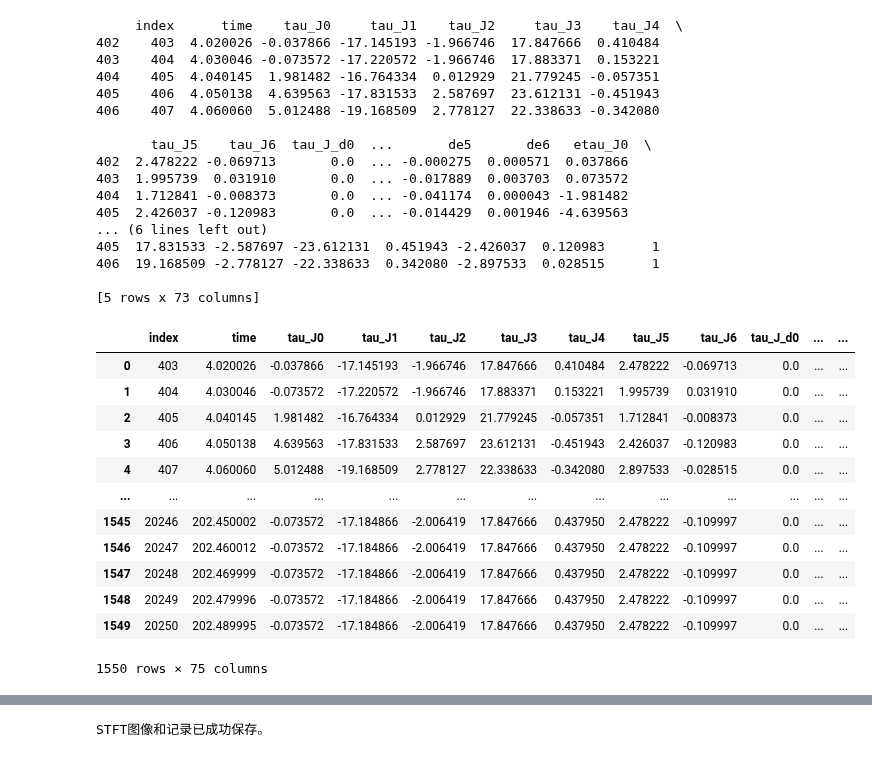
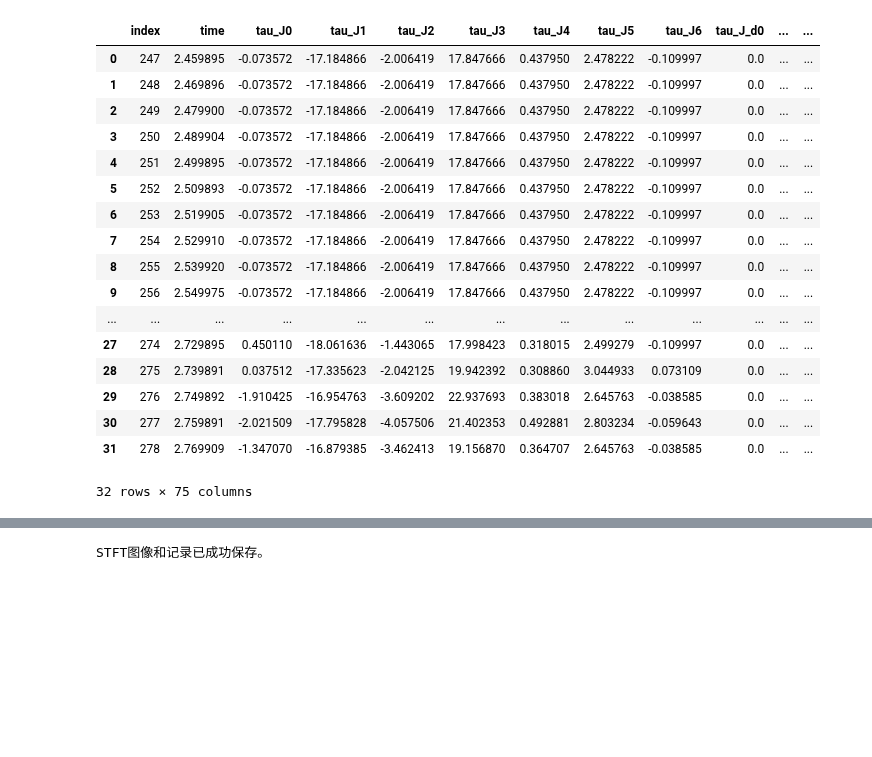
Before and after one commit to MindLabZHAW/tactileGestureDetection, a Jupyter notebook: Spectro_classify.ipynb, the cells around one changed output, grey strips where cells are left out. Saved outputs shown, nothing was run; the diff lists cells and outputs as text; code cells hidden in the pictures; blank space fills up the shorter version.

```diff
--- a/Spectro_classify.ipynb
+++ b/Spectro_classify.ipynb
@@ -9,58 +9,43 @@ from scipy.signal import stft
 labeled_data = pd.read_csv("../tactileGestureDetection-main/DATA/Labeled_data/0724-7ST-Y1/labeled_data.csv")
 
 # labeled_data.columns.tolist()
-label_0_data = labeled_data[labeled_data['label'] == 1]
-print(label_0_data.head())
+# label_0_data = labeled_data[labeled_data['label'] == 1]
+# print(label_0_data.head())
 # label_counts = labeled_data['label'].value_counts()
 # print(label_counts)
-# %% [output]
-     index      time    tau_J0     tau_J1    tau_J2     tau_J3    tau_J4  \
-402    403  4.020026 -0.037866 -17.145193 -1.966746  17.847666  0.410484
-403    404  4.030046 -0.073572 -17.220572 -1.966746  17.883371  0.153221
-404    405  4.040145  1.981482 -16.764334  0.012929  21.779245 -0.057351
-405    406  4.050138  4.639563 -17.831533  2.587697  23.612131 -0.451943
-406    407  4.060060  5.012488 -19.168509  2.778127  22.338633 -0.342080
-
-       tau_J5    tau_J6  tau_J_d0  ...       de5       de6   etau_J0  \
-402  2.478222 -0.069713       0.0  ... -0.000275  0.000571  0.037866
-403  1.995739  0.031910       0.0  ... -0.017889  0.003703  0.073572
-404  1.712841 -0.008373       0.0  ... -0.041174  0.000043 -1.981482
-405  2.426037 -0.120983       0.0  ... -0.014429  0.001946 -4.639563
-... (6 lines left out)
-405  17.831533 -2.587697 -23.612131  0.451943 -2.426037  0.120983      1
-406  19.168509 -2.778127 -22.338633  0.342080 -2.897533  0.028515      1
-
-[5 rows x 73 columns]
 # %%
 #验证 数据块分类是否正确代码
-labeled_data = pd.read_csv("../tactileGestureDetection-main/DATA/tactile_dataset.csv")
+labeled_data = pd.read_csv("/Users/shangyu/Documents/GitHub/contactInterpretation-main/tactileGestureDetection-main/DATA/tactile_dataset.csv")
 # labeled_data
 # labeled_data.columns.tolist()
 # # label_0_data = labeled_data[labeled_data['label'] == 1]
 # # print(label_0_data.head())
 
-# # 只筛选出 touch_type 为 'ST' 的数据
-st_data = labeled_data[labeled_data['touch_type'] == 'ST']
-st_data
-# # 计算每个 (block_id, touch_type) 组合的出现次数
+# 只筛选出 touch_type 为 'ST' 的数据
+st_data = labeled_data[labeled_data['touch_type'] == 'DT' ]
+st_data[st_data['block_id']==0]
+# 计算每个 (block_id, touch_type) 组合的出现次数
 # st_label_counts = st_data.groupby(['block_id', 'touch_type']).size()
-
-# # 计算每个 (block_id, touch_type) 组合的出现次数
-# # label_counts = labeled_data.groupby(['block_id', 'touch_type']).size()
-
-# # 打印出现次数
-# print(st_label_counts)
+# st_label_counts
+# 计算每个 (block_id, touch_type) 组合的出现次数
+# label_counts = labeled_data.groupby(['block_id','touch_type']).size()
+# label_counts
 # %% [output]
 |  | index | time | tau_J0 | tau_J1 | tau_J2 | tau_J3 | tau_J4 | tau_J5 | tau_J6 | tau_J_d0 | ... | ... |
-| 0 | 403 | 4.020026 | -0.037866 | -17.145193 | -1.966746 | 17.847666 | 0.410484 | 2.478222 | -0.069713 | 0.0 | ... | ... |
-| 1 | 404 | 4.030046 | -0.073572 | -17.220572 | -1.966746 | 17.883371 | 0.153221 | 1.995739 | 0.031910 | 0.0 | ... | ... |
-| 2 | 405 | 4.040145 | 1.981482 | -16.764334 | 0.012929 | 21.779245 | -0.057351 | 1.712841 | -0.008373 | 0.0 | ... | ... |
-| 3 | 406 | 4.050138 | 4.639563 | -17.831533 | 2.587697 | 23.612131 | -0.451943 | 2.426037 | -0.120983 | 0.0 | ... | ... |
-| 4 | 407 | 4.060060 | 5.012488 | -19.168509 | 2.778127 | 22.338633 | -0.342080 | 2.897533 | -0.028515 | 0.0 | ... | ... |
+| 0 | 247 | 2.459895 | -0.073572 | -17.184866 | -2.006419 | 17.847666 | 0.437950 | 2.478222 | -0.109997 | 0.0 | ... | ... |
+| 1 | 248 | 2.469896 | -0.073572 | -17.184866 | -2.006419 | 17.847666 | 0.437950 | 2.478222 | -0.109997 | 0.0 | ... | ... |
+| 2 | 249 | 2.479900 | -0.073572 | -17.184866 | -2.006419 | 17.847666 | 0.437950 | 2.478222 | -0.109997 | 0.0 | ... | ... |
+| 3 | 250 | 2.489904 | -0.073572 | -17.184866 | -2.006419 | 17.847666 | 0.437950 | 2.478222 | -0.109997 | 0.0 | ... | ... |
+| 4 | 251 | 2.499895 | -0.073572 | -17.184866 | -2.006419 | 17.847666 | 0.437950 | 2.478222 | -0.109997 | 0.0 | ... | ... |
+| 5 | 252 | 2.509893 | -0.073572 | -17.184866 | -2.006419 | 17.847666 | 0.437950 | 2.478222 | -0.109997 | 0.0 | ... | ... |
+| 6 | 253 | 2.519905 | -0.073572 | -17.184866 | -2.006419 | 17.847666 | 0.437950 | 2.478222 | -0.109997 | 0.0 | ... | ... |
+| 7 | 254 | 2.529910 | -0.073572 | -17.184866 | -2.006419 | 17.847666 | 0.437950 | 2.478222 | -0.109997 | 0.0 | ... | ... |
+| 8 | 255 | 2.539920 | -0.073572 | -17.184866 | -2.006419 | 17.847666 | 0.437950 | 2.478222 | -0.109997 | 0.0 | ... | ... |
+| 9 | 256 | 2.549975 | -0.073572 | -17.184866 | -2.006419 | 17.847666 | 0.437950 | 2.478222 | -0.109997 | 0.0 | ... | ... |
 | ... | ... | ... | ... | ... | ... | ... | ... | ... | ... | ... | ... | ... |
-| 1545 | 20246 | 202.450002 | -0.073572 | -17.184866 | -2.006419 | 17.847666 | 0.437950 | 2.478222 | -0.109997 | 0.0 | ... | ... |
-| 1546 | 20247 | 202.460012 | -0.073572 | -17.184866 | -2.006419 | 17.847666 | 0.437950 | 2.478222 | -0.109997 | 0.0 | ... | ... |
-| 1547 | 20248 | 202.469999 | -0.073572 | -17.184866 | -2.006419 | 17.847666 | 0.437950 | 2.478222 | -0.109997 | 0.0 | ... | ... |
-| 1548 | 20249 | 202.479996 | -0.073572 | -17.184866 | -2.006419 | 17.847666 | 0.437950 | 2.478222 | -0.109997 | 0.0 | ... | ... |
-| 1549 | 20250 | 202.489995 | -0.073572 | -17.184866 | -2.006419 | 17.847666 | 0.437950 | 2.478222 | -0.109997 | 0.0 | ... | ... |
+| 27 | 274 | 2.729895 | 0.450110 | -18.061636 | -1.443065 | 17.998423 | 0.318015 | 2.499279 | -0.109997 | 0.0 | ... | ... |
+| 28 | 275 | 2.739891 | 0.037512 | -17.335623 | -2.042125 | 19.942392 | 0.308860 | 3.044933 | 0.073109 | 0.0 | ... | ... |
+| 29 | 276 | 2.749892 | -1.910425 | -16.954763 | -3.609202 | 22.937693 | 0.383018 | 2.645763 | -0.038585 | 0.0 | ... | ... |
+| 30 | 277 | 2.759891 | -2.021509 | -17.795828 | -4.057506 | 21.402353 | 0.492881 | 2.803234 | -0.059643 | 0.0 | ... | ... |
+| 31 | 278 | 2.769909 | -1.347070 | -16.879385 | -3.462413 | 19.156870 | 0.364707 | 2.645763 | -0.038585 | 0.0 | ... | ... |
-1550 rows × 75 columns
+32 rows × 75 columns
```
Also changed, not shown: parts of 10 cells of this notebook, 1 other file.
